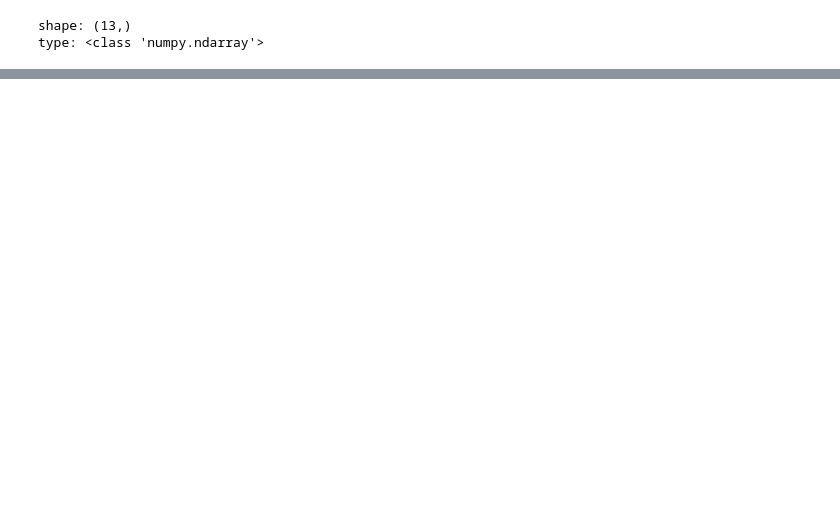
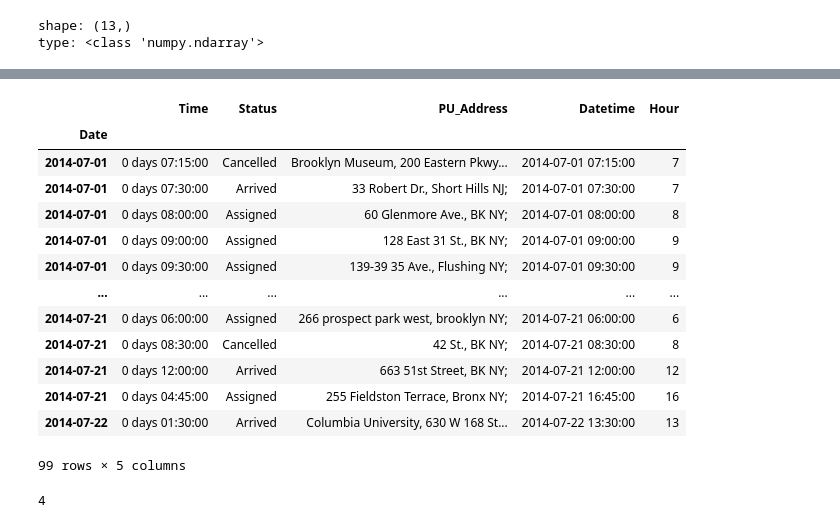
Before and after one commit to jivanb7/edaprojects, a Jupyter notebook: homeworks/hw2/hw2.ipynb, the cells around one changed output, grey strips where cells are left out. Drawn from its saved outputs; the diff is of its cells as text; code cells hidden in the pictures; blank space fills up the shorter version.

```diff
--- a/homeworks/hw2/hw2.ipynb
+++ b/homeworks/hw2/hw2.ipynb
@@ -79,0 +242,5 @@ print(max_random1.ndim)
+# %%
+# NUMBER 5
+
+df_kaggle = pd.read_csv('../../data/kaggle-uber-other-federal.csv')
+df_kaggle.head()
@@ -79,0 +254,5 @@ print(max_random1.ndim)
+# %%
+# NUMBER 5A
+df_new_kaggle = df_kaggle[['Date', 'Time', 'Status', 'PU_Address']].copy()
+df_new_kaggle['Datetime'] = pd.to_datetime(df_new_kaggle['Date'] + ' ' + df_new_kaggle['Time'])
+df_new_kaggle
@@ -79,0 +283,7 @@ print(max_random1.ndim)
+# %%
+df_new_kaggle['Date'] = pd.to_datetime(df_new_kaggle['Date']).dt.date
+df_new_kaggle['Time'] = pd.to_timedelta(df_new_kaggle['Time'] + ':00')
+df_new_kaggle['Status'] = df_new_kaggle['Status'].astype('category')
+df_new_kaggle['PU_Address'] = df_new_kaggle['PU_Address'].astype('category')
+
+df_new_kaggle.dtypes
@@ -79,0 +297,4 @@ print(max_random1.ndim)
+# %%
+# NUMBER 5C
+df_new_kaggle['Hour'] = df_new_kaggle['Datetime'].dt.hour
+df_new_kaggle.head()
@@ -79,0 +308,25 @@ print(max_random1.ndim)
+# %%
+# NUMBER 5D
+df_new_kaggle['Date'] = df_new_kaggle['Datetime'].dt.date
+df_new_kaggle.set_index('Date', inplace=True)
+df_new_kaggle
+# %% [output]
+|  | Time | Status | PU_Address | Datetime | Hour |
+| Date |  |  |  |  |  |
+| 2014-07-01 | 0 days 07:15:00 | Cancelled | Brooklyn Museum, 200 Eastern Pkwy... | 2014-07-01 07:15:00 | 7 |
+| 2014-07-01 | 0 days 07:30:00 | Arrived | 33 Robert Dr., Short Hills NJ; | 2014-07-01 07:30:00 | 7 |
+| 2014-07-01 | 0 days 08:00:00 | Assigned | 60 Glenmore Ave., BK NY; | 2014-07-01 08:00:00 | 8 |
+| 2014-07-01 | 0 days 09:00:00 | Assigned | 128 East 31 St., BK NY; | 2014-07-01 09:00:00 | 9 |
+| 2014-07-01 | 0 days 09:30:00 | Assigned | 139-39 35 Ave., Flushing NY; | 2014-07-01 09:30:00 | 9 |
+| ... | ... | ... | ... | ... | ... |
+| 2014-07-21 | 0 days 06:00:00 | Assigned | 266 prospect park west, brooklyn NY; | 2014-07-21 06:00:00 | 6 |
+| 2014-07-21 | 0 days 08:30:00 | Cancelled | 42 St., BK NY; | 2014-07-21 08:30:00 | 8 |
+| 2014-07-21 | 0 days 12:00:00 | Arrived | 663 51st Street, BK NY; | 2014-07-21 12:00:00 | 12 |
+| 2014-07-21 | 0 days 04:45:00 | Assigned | 255 Fieldston Terrace, Bronx NY; | 2014-07-21 16:45:00 | 16 |
+| 2014-07-22 | 0 days 01:30:00 | Arrived | Columbia University, 630 W 168 St... | 2014-07-22 13:30:00 | 13 |
+99 rows × 5 columns
+# %%
+# NUMBER 5E
+df_new_kaggle.loc[pd.to_datetime('07/02/2014').date()].shape[0]
+# %% [output]
+4
```
Also changed, not shown: parts of 29 cells of this notebook, 9 other files.
